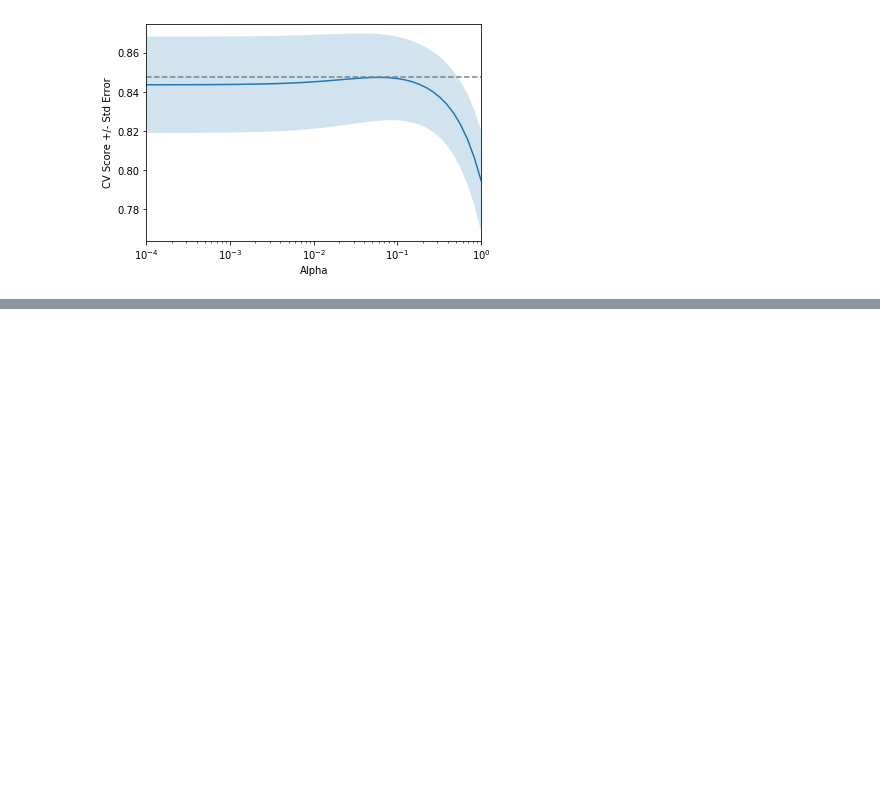
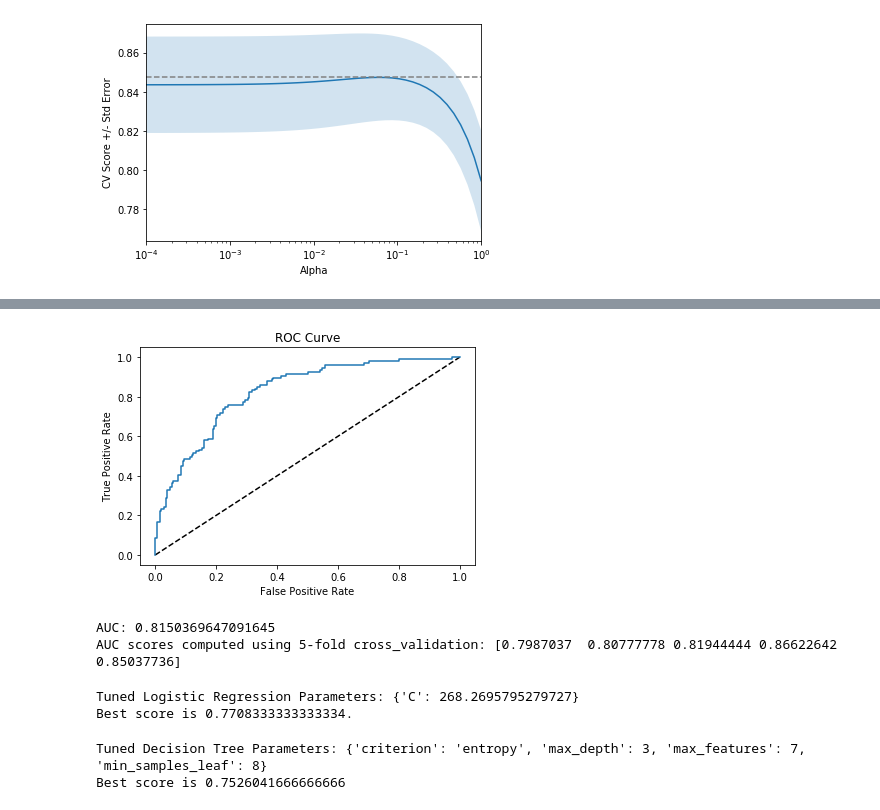
Before and after one commit to thap/python_basics_to_advanced, a Jupyter notebook: supervised_learning/supervised_learning.ipynb, the cells around one changed output, grey strips where cells are left out. Saved outputs shown, nothing was run; the diff lists cells and outputs as text; code cells hidden in the pictures; blank space fills up the shorter version.

Commit message:
regression & cross validation

```diff
--- a/supervised_learning/supervised_learning.ipynb
+++ b/supervised_learning/supervised_learning.ipynb
@@ -346,0 +354,14 @@ display_plot(ridge_scores, ridge_scores_std)
+# %%
+from sklearn.linear_model import LogisticRegression
+from sklearn.metrics import confusion_matrix, classification_report
+
+diabetes = pd.read_csv('diabetes.csv')
+y = diabetes.diabetes
+X = diabetes.drop('diabetes', axis=1).values
+X_train, X_test, y_train, y_test = train_test_split(X, y, test_size=0.4,
+                                                    random_state=42, stratify=y)
+logreg = LogisticRegression(solver='liblinear')
+logreg.fit(X_train, y_train)
+y_pred = logreg.predict(X_test)
+print(confusion_matrix(y_test, y_pred))
+print(classification_report(y_test, y_pred))
@@ -346,0 +379,60 @@ display_plot(ridge_scores, ridge_scores_std)
+# %%
+from sklearn.metrics import roc_curve
+
+y_pred_prob = logreg.predict_proba(X_test)[:, 1]
+
+fpr, tpr, thresholds = roc_curve(y_test, y_pred_prob)
+
+plt.plot([0, 1], [0, 1], 'k--')
+plt.plot(fpr, tpr)
+plt.xlabel('False Positive Rate')
+plt.ylabel('True Positive Rate')
+plt.title('ROC Curve')
+plt.show()
+# %% [output]
+[figure, added]
+# %%
+from sklearn.metrics import roc_auc_score
+from sklearn.model_selection import cross_val_score
+
+y_pred_prob = logreg.predict_proba(X_test)[:, 1]
+print('AUC: {}'.format(roc_auc_score(y_test, y_pred_prob)))
+
+cv_auc = cross_val_score(logreg, X, y, cv=5, scoring='roc_auc')
+
+print('AUC scores computed using 5-fold cross_validation: {}'.format(cv_auc))
+# %% [output]
+AUC: 0.8150369647091645
+AUC scores computed using 5-fold cross_validation: [0.7987037  0.80777778 0.81944444 0.86622642 0.85037736]
+# %%
+from sklearn.linear_model import LogisticRegression
+from sklearn.model_selection import GridSearchCV
+
+c_space = np.logspace(-5, 8, 15)
+param_grid = {'C': c_space}
+logreg = LogisticRegression(solver='liblinear')
+logreg_cv = GridSearchCV(logreg, param_grid, cv=5)
+logreg_cv.fit(X, y)
+print('Tuned Logistic Regression Parameters: {}'. format(logreg_cv.best_params_))
+print('Best score is {}.'.format(logreg_cv.best_score_))
+# %% [output]
+Tuned Logistic Regression Parameters: {'C': 268.2695795279727}
+Best score is 0.7708333333333334.
+# %%
+from scipy.stats import randint
+from sklearn.tree import DecisionTreeClassifier
+from sklearn.model_selection import RandomizedSearchCV
+
+param_dist = {'max_depth': [3, None],
+              'max_features': randint(1, 9),
+              'min_samples_leaf': randint(1, 9),
+              'criterion': ['gini', 'entropy']
+             }
+tree = DecisionTreeClassifier()
+tree_cv = RandomizedSearchCV(tree, param_dist, cv=5)
+tree_cv.fit(X, y)
+print('Tuned Decision Tree Parameters: {}'.format(tree_cv.best_params_))
+print('Best score is {}'.format(tree_cv.best_score_))
+# %% [output]
+Tuned Decision Tree Parameters: {'criterion': 'entropy', 'max_depth': 3, 'max_features': 7, 'min_samples_leaf': 8}
+Best score is 0.7526041666666666
```
Also changed, not shown: parts of 18 cells of this notebook.
